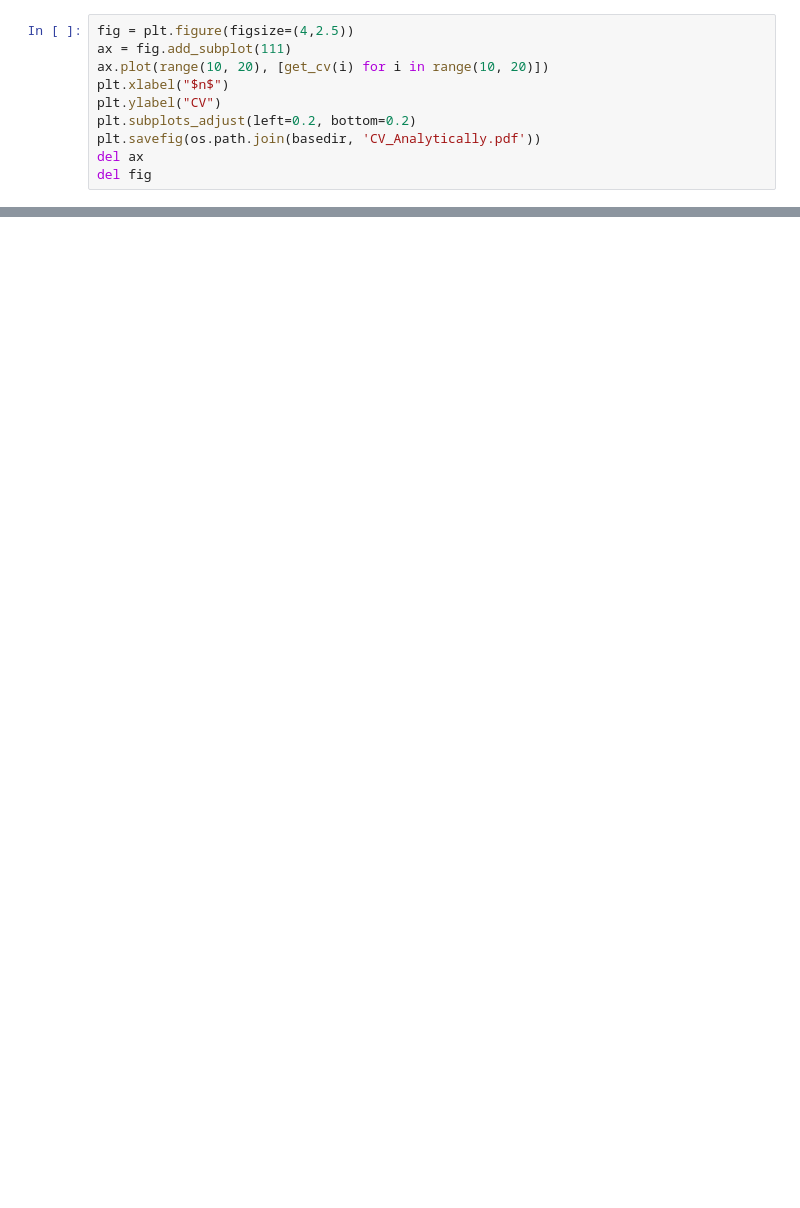
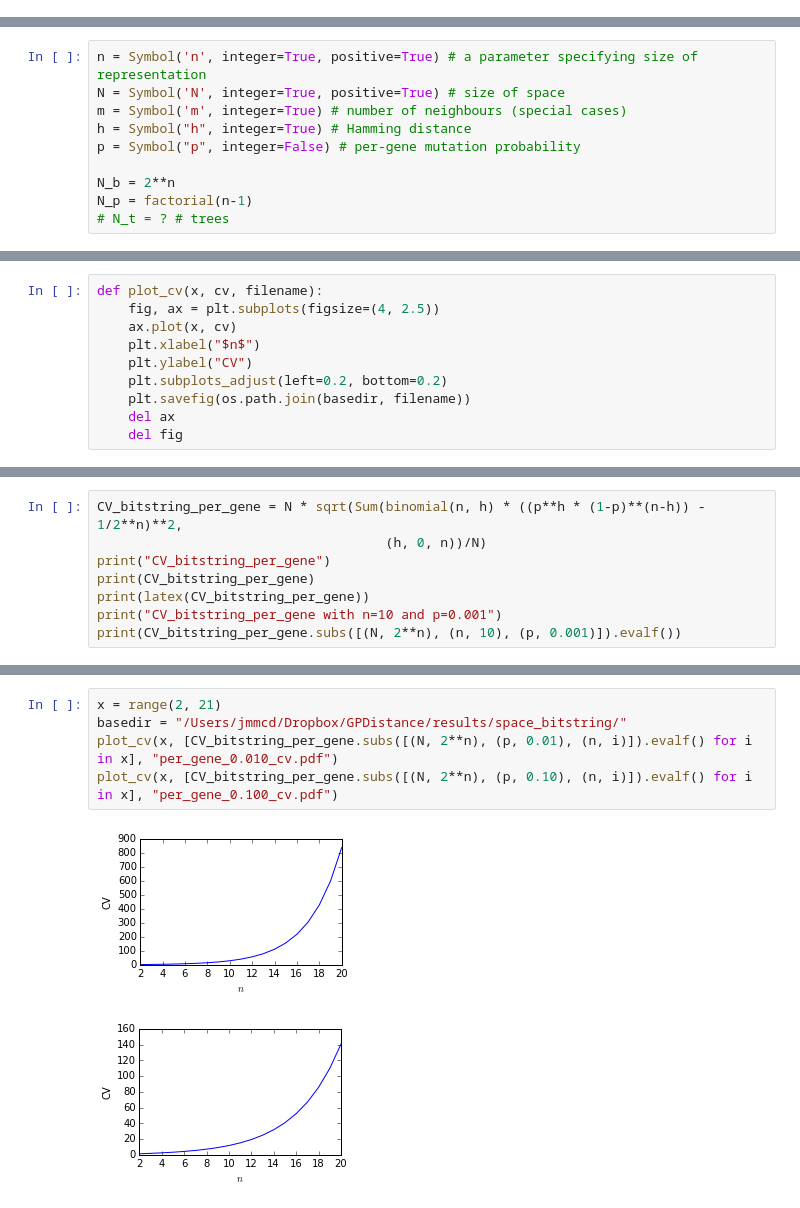
Before and after one commit to jmmcd/GPDistance, a Jupyter notebook: python/RandomWalks/SD_Analytically.ipynb, the cells around one changed output, grey strips where cells are left out. Cells and saved outputs as stored; diff of their text form; blank space fills up the shorter version.

Commit message:
Loads of work on IPython notebook with analytic approaches to CV, also cleaning up plots and new plot of CV etc versus nnneighbours across spaces.

```diff
--- a/python/RandomWalks/SD_Analytically.ipynb
+++ b/python/RandomWalks/SD_Analytically.ipynb
@@ -62,10 +0,0 @@ del fig
-# %%
-fig = plt.figure(figsize=(4,2.5))
-ax = fig.add_subplot(111)
-ax.plot(range(10, 20), [get_cv(i) for i in range(10, 20)])
-plt.xlabel("$n$")
-plt.ylabel("CV")
-plt.subplots_adjust(left=0.2, bottom=0.2)
-plt.savefig(os.path.join(basedir, 'CV_Analytically.pdf'))
-del ax
-del fig
@@ -98,0 +49,10 @@ Next step: carry out the sympy calculations to get an analytic expression.
+# %%
+n = Symbol('n', integer=True, positive=True) # a parameter specifying size of representation
+N = Symbol('N', integer=True, positive=True) # size of space
+m = Symbol('m', integer=True) # number of neighbours (special cases)
+h = Symbol("h", integer=True) # Hamming distance
+p = Symbol("p", integer=False) # per-gene mutation probability
+
+N_b = 2**n
+N_p = factorial(n-1)
+# N_t = ? # trees
@@ -98,0 +111,10 @@ Next step: carry out the sympy calculations to get an analytic expression.
+# %%
+def plot_cv(x, cv, filename):
+    fig, ax = plt.subplots(figsize=(4, 2.5))
+    ax.plot(x, cv)
+    plt.xlabel("$n$")
+    plt.ylabel("CV")
+    plt.subplots_adjust(left=0.2, bottom=0.2)
+    plt.savefig(os.path.join(basedir, filename))
+    del ax
+    del fig
@@ -98,0 +157,8 @@ Next step: carry out the sympy calculations to get an analytic expression.
+# %%
+CV_bitstring_per_gene = N * sqrt(Sum(binomial(n, h) * ((p**h * (1-p)**(n-h)) - 1/2**n)**2,
+                                     (h, 0, n))/N)
+print("CV_bitstring_per_gene")
+print(CV_bitstring_per_gene)
+print(latex(CV_bitstring_per_gene))
+print("CV_bitstring_per_gene with n=10 and p=0.001")
+print(CV_bitstring_per_gene.subs([(N, 2**n), (n, 10), (p, 0.001)]).evalf())
@@ -98,0 +173,8 @@ Next step: carry out the sympy calculations to get an analytic expression.
+# %%
+x = range(2, 21)
+basedir = "/Users/jmmcd/Dropbox/GPDistance/results/space_bitstring/"
+plot_cv(x, [CV_bitstring_per_gene.subs([(N, 2**n), (p, 0.01), (n, i)]).evalf() for i in x], "per_gene_0.010_cv.pdf")
+plot_cv(x, [CV_bitstring_per_gene.subs([(N, 2**n), (p, 0.10), (n, i)]).evalf() for i in x], "per_gene_0.100_cv.pdf")
+# %% [output]
+[figure, added]
+[figure, added]
```
Also changed, not shown: parts of 33 cells of this notebook, 5 other files.
